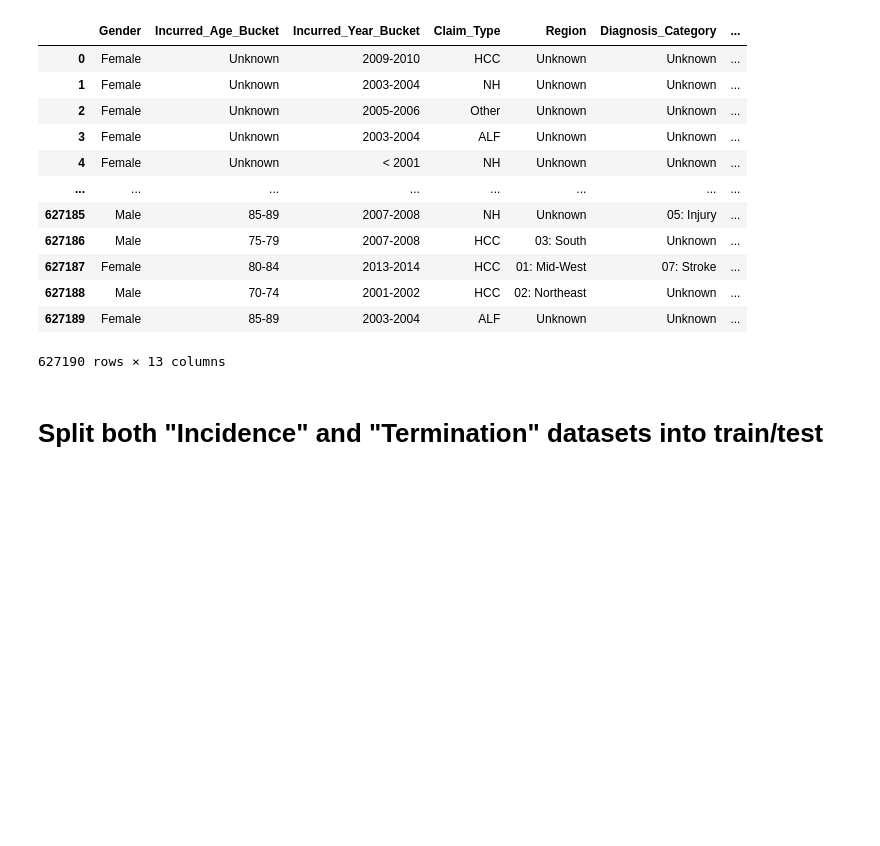
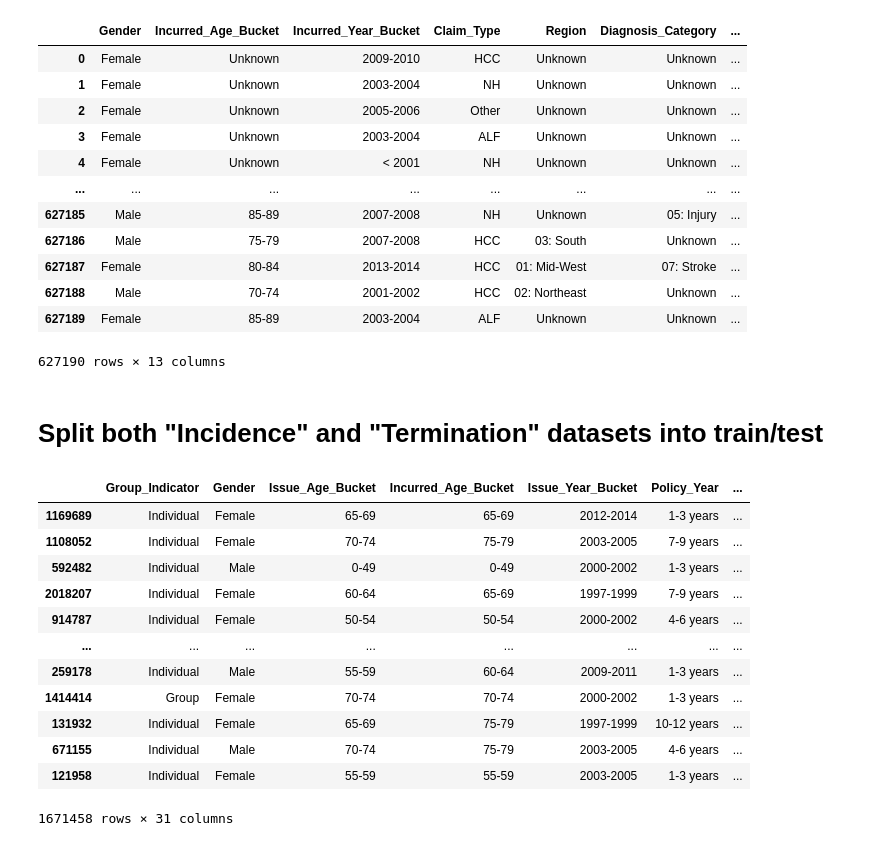
Before and after one commit to justinkao44/STA663_Project_1, a Jupyter notebook: Data_Cleaning_Process.ipynb, the cells around one changed output. Cells and saved outputs as stored; diff of their text form; code cells hidden in the pictures; blank space fills up the shorter version.

Commit message:
Data split

```diff
--- a/Data_Cleaning_Process.ipynb
+++ b/Data_Cleaning_Process.ipynb
@@ -73,3 +72,27 @@ termination_df
 627190 rows × 13 columns
 # %% [markdown]
 # Split both "Incidence" and "Termination" datasets into train/test
+# %%
+import pandas as pd
+from sklearn.model_selection import train_test_split
+
+# Now we will split the 'incidence' DataFrame into training and validation sets
+train_incidence_df, validation_incidence_df = train_test_split(incidence_df, test_size=0.2, random_state=42)
+
+# train_df is now your training set, and validation_df is your validation set.
+# %%
+train_incidence_df
+# %% [output]
+|  | Group_Indicator | Gender | Issue_Age_Bucket | Incurred_Age_Bucket | Issue_Year_Bucket | Policy_Year | ... |
+| 1169689 | Individual | Female | 65-69 | 65-69 | 2012-2014 | 1-3 years | ... |
+| 1108052 | Individual | Female | 70-74 | 75-79 | 2003-2005 | 7-9 years | ... |
+| 592482 | Individual | Male | 0-49 | 0-49 | 2000-2002 | 1-3 years | ... |
+| 2018207 | Individual | Female | 60-64 | 65-69 | 1997-1999 | 7-9 years | ... |
+| 914787 | Individual | Female | 50-54 | 50-54 | 2000-2002 | 4-6 years | ... |
+| ... | ... | ... | ... | ... | ... | ... | ... |
+| 259178 | Individual | Male | 55-59 | 60-64 | 2009-2011 | 1-3 years | ... |
+| 1414414 | Group | Female | 70-74 | 70-74 | 2000-2002 | 1-3 years | ... |
+| 131932 | Individual | Female | 65-69 | 75-79 | 1997-1999 | 10-12 years | ... |
+| 671155 | Individual | Male | 70-74 | 75-79 | 2003-2005 | 4-6 years | ... |
+| 121958 | Individual | Female | 55-59 | 55-59 | 2003-2005 | 1-3 years | ... |
+1671458 rows × 31 columns
```
Also changed, not shown: parts of 3 cells of this notebook.
